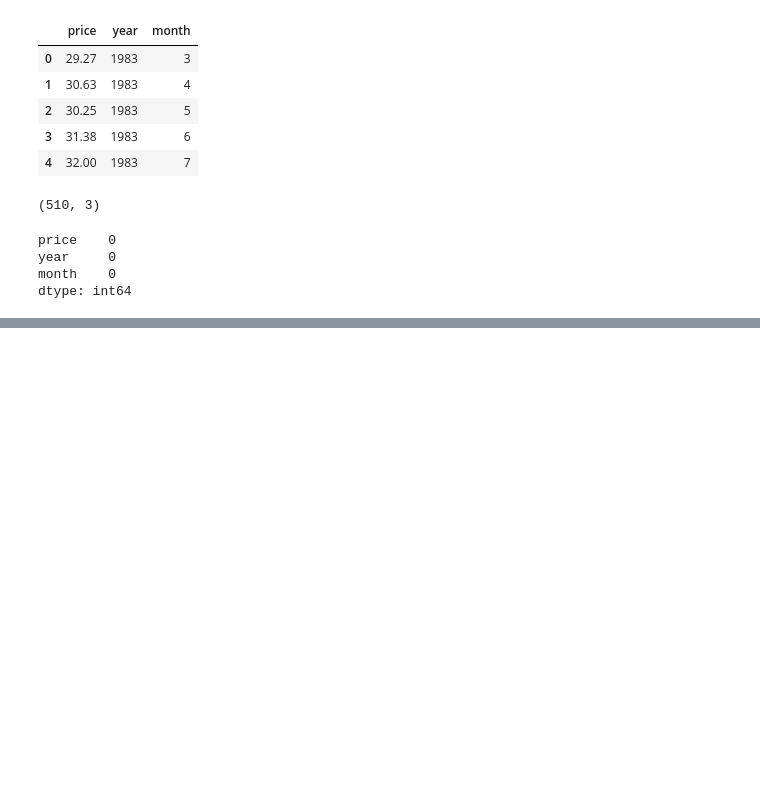
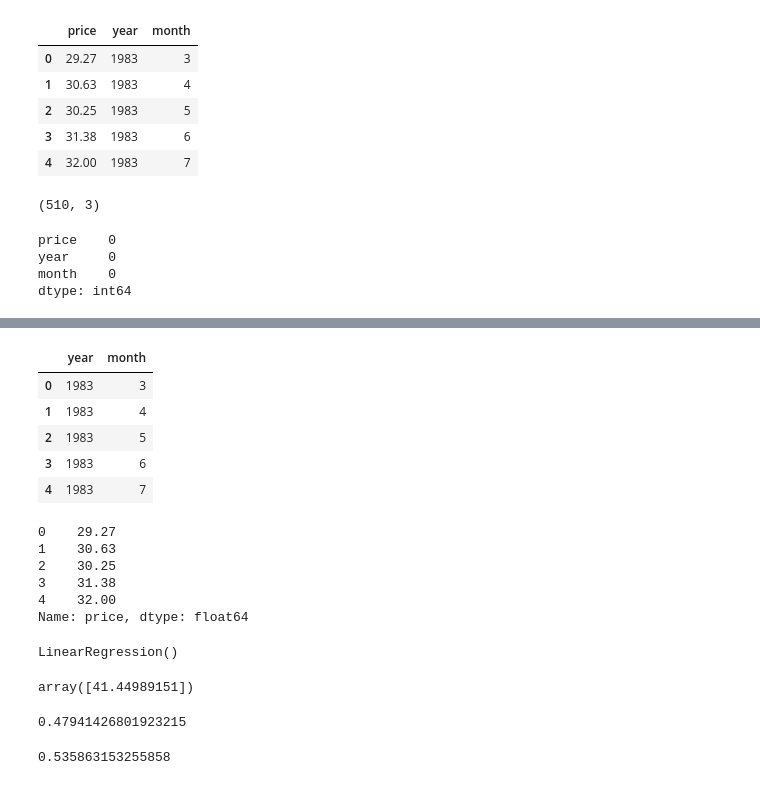
Before and after one commit to lakindu1234/Crude-Oil-Prediction-Project, a Jupyter notebook: Model/Index.ipynb, the cells around one changed output, grey strips where cells are left out. Drawn from its saved outputs; the diff is of its cells as text; code cells hidden in the pictures; blank space fills up the shorter version.

Commit message:
take score

```diff
--- a/Model/Index.ipynb
+++ b/Model/Index.ipynb
@@ -126,0 +149,37 @@ y = df['price']
+# %%
+x.head()
+# %% [output]
+|  | year | month |
+| 0 | 1983 | 3 |
+| 1 | 1983 | 4 |
+| 2 | 1983 | 5 |
+| 3 | 1983 | 6 |
+| 4 | 1983 | 7 |
+# %%
+y.head()
+# %% [output]
+0    29.27
+1    30.63
+2    30.25
+3    31.38
+4    32.00
+Name: price, dtype: float64
+# %%
+from sklearn.linear_model import LinearRegression
+model = LinearRegression()
+model.fit(x_train, y_train)
+# %% [output]
+LinearRegression()
+# %%
+x_future = np.array([[2000, 12]])   # 2D array
+model.predict(x_future)
+# %% [output]
+array([41.44989151])
+# %%
+model.score(x_test, y_test)
+# %% [output]
+0.47941426801923215
+# %%
+model.score(x_train, y_train)
+# %% [output]
+0.535863153255858
```
Also changed, not shown: parts of 3 cells of this notebook.
